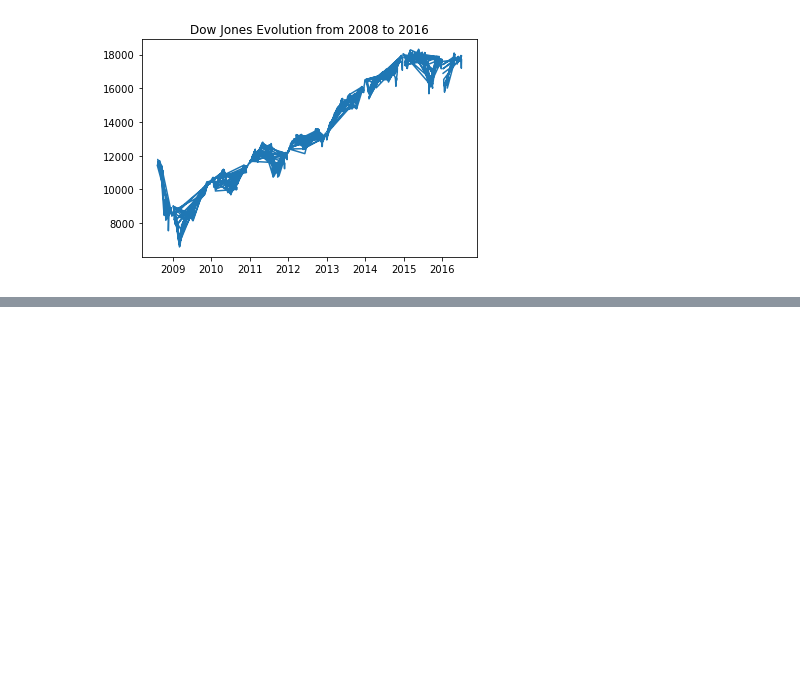
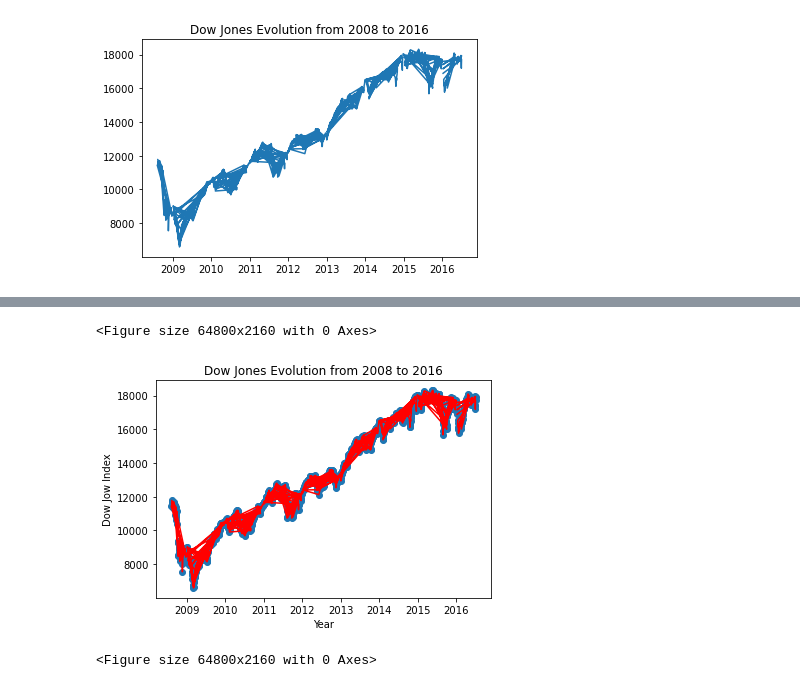
Before and after one commit to clairemalbrel/STOCK_PREDICT, a Jupyter notebook: Notebooks/Notebook_Matt.ipynb, the cells around one changed output, grey strips where cells are left out. Saved outputs shown, nothing was run; the diff lists cells and outputs as text; code cells hidden in the pictures; blank space fills up the shorter version.

```diff
--- a/Notebooks/Notebook_Matt.ipynb
+++ b/Notebooks/Notebook_Matt.ipynb
@@ -1628,0 +1659,14 @@ Text(0.5, 1.0, 'Dow Jones Evolution from 2008 to 2016')
+# %%
+# YOUR PLOT HERE
+x = df['Date']
+y = df['Open']
+plt.scatter(x,y)
+plt.plot(x, y, 'k-', color = 'r')
+plt.title('Dow Jones Evolution from 2008 to 2016')
+plt.xlabel('Year')
+plt.ylabel('Dow Jow Index')
+plt.figure(figsize=(900,30))
+# %% [output]
+<Figure size 64800x2160 with 0 Axes>
+[figure, added]
+<Figure size 64800x2160 with 0 Axes>
```
Also changed, not shown: parts of 7 cells of this notebook, 1 other file.
